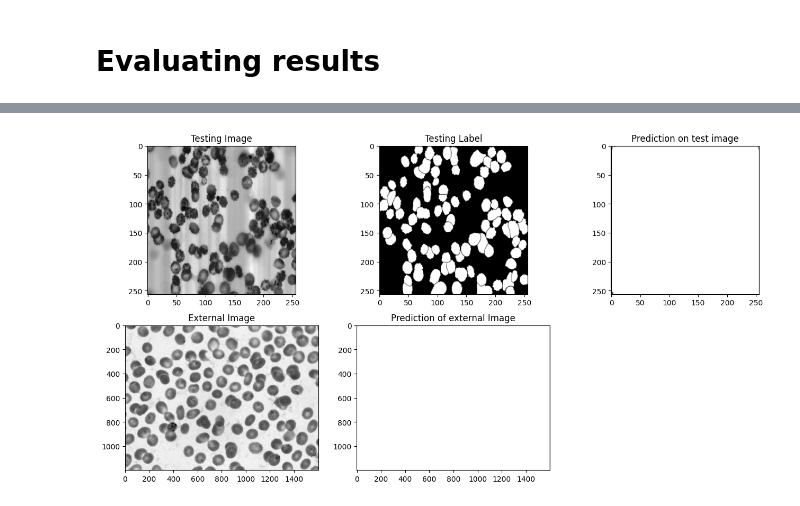
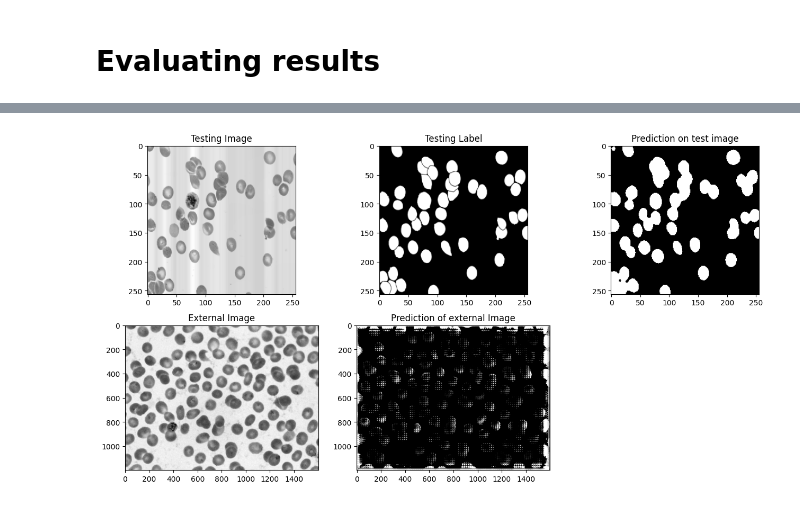
Before and after one commit to o-bissing/blood_cell_segmentation, a Jupyter notebook: Image_segmentation_U_NET.ipynb, the cells around one changed output, grey strips where cells are left out. Cells and saved outputs as stored; diff of their text form; code cells hidden in the pictures.

```diff
--- a/Image_segmentation_U_NET.ipynb
+++ b/Image_segmentation_U_NET.ipynb
@@ -287,6 +283,6 @@ IoU socre is:  0.0
 # %%
 #Predict on a few images
-model = keras.models.load_model('./model.h5')
+model = keras.models.load_model('./Image_segmentation_1.hdf5')
 
 test_img_number = random.randint(0, len(X_test))
 test_img = X_test[test_img_number]
@@ -331 +329 @@ plt.show()
-[figure, old version]
+[figure, new version]
```
Also changed, not shown: parts of 8 cells of this notebook.
